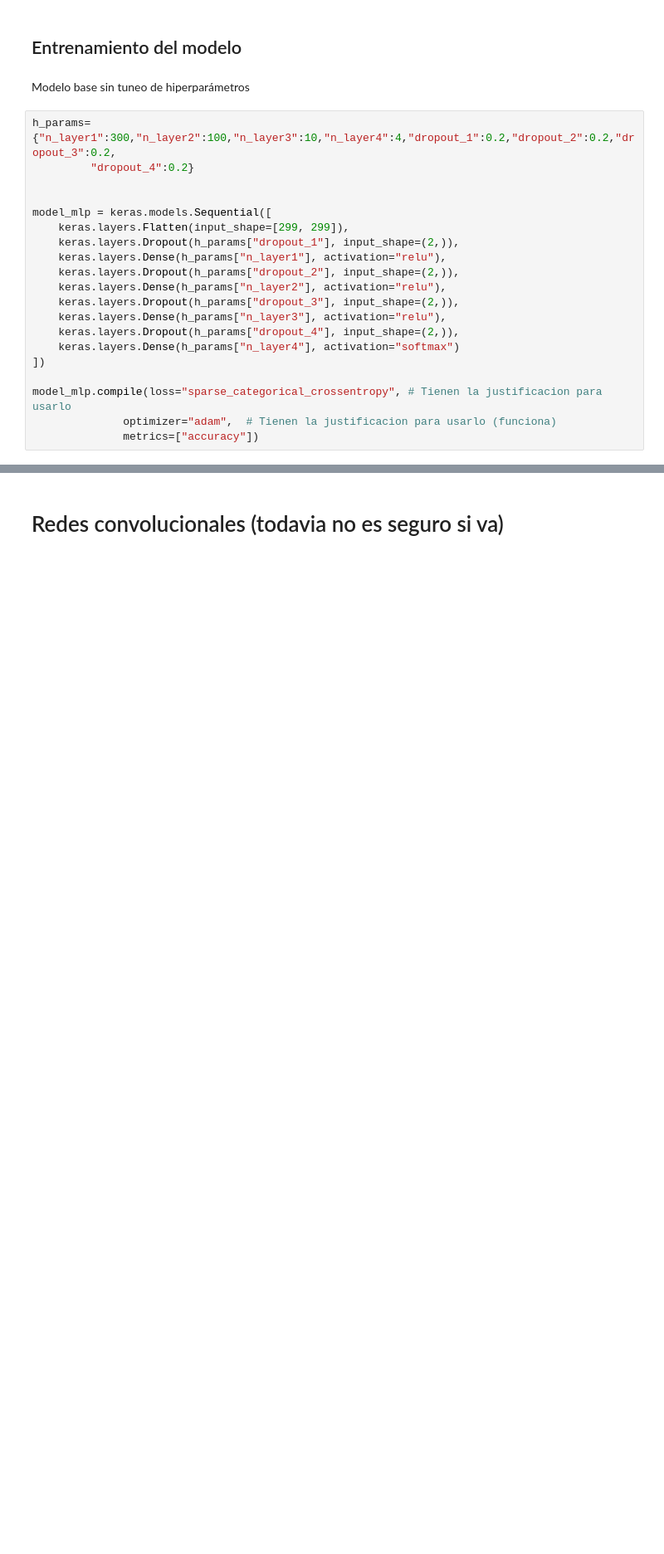
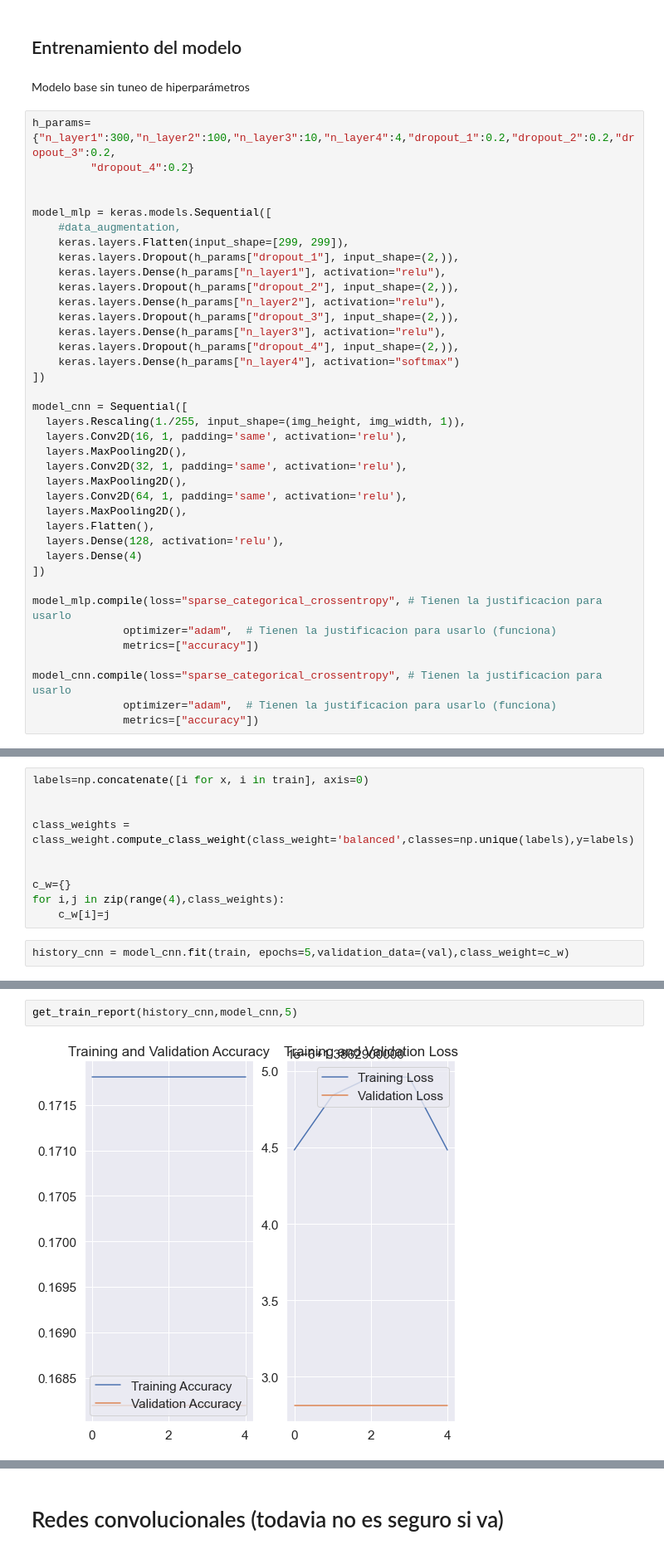
Before and after one commit to dcbonilla10/MLTechniques, a Jupyter notebook: Lab3/Laboratorio_III_Taller.ipynb, the cells around one changed output, grey strips where cells are left out. Shown at 83% size. Drawn from its saved outputs; the diff is of its cells as text; blank space fills up the shorter version.

Commit message:
updated report

```diff
--- a/Lab3/Laboratorio_III_Taller.ipynb
+++ b/Lab3/Laboratorio_III_Taller.ipynb
@@ -177,6 +178,7 @@ h_params={"n_layer1":300,"n_layer2":100,"n_layer3":10,"n_layer4":4,"dropout_1":0
 
 
 model_mlp = keras.models.Sequential([
+    #data_augmentation,
     keras.layers.Flatten(input_shape=[299, 299]),
     keras.layers.Dropout(h_params["dropout_1"], input_shape=(2,)),
     keras.layers.Dense(h_params["n_layer1"], activation="relu"),
@@ -188,6 +190,23 @@ model_mlp = keras.models.Sequential([
     keras.layers.Dense(h_params["n_layer4"], activation="softmax")
 ])
 
+model_cnn = Sequential([
+  layers.Rescaling(1./255, input_shape=(img_height, img_width, 1)),
+  layers.Conv2D(16, 1, padding='same', activation='relu'),
+  layers.MaxPooling2D(),
+  layers.Conv2D(32, 1, padding='same', activation='relu'),
+  layers.MaxPooling2D(),
+  layers.Conv2D(64, 1, padding='same', activation='relu'),
+  layers.MaxPooling2D(),
+  layers.Flatten(),
+  layers.Dense(128, activation='relu'),
+  layers.Dense(4)
+])
+
 model_mlp.compile(loss="sparse_categorical_crossentropy", # Tienen la justificacion para usarlo
               optimizer="adam",  # Tienen la justificacion para usarlo (funciona)
               metrics=["accuracy"])
+
+model_cnn.compile(loss="sparse_categorical_crossentropy", # Tienen la justificacion para usarlo
+              optimizer="adam",  # Tienen la justificacion para usarlo (funciona)
+              metrics=["accuracy"])
@@ -213,0 +213,12 @@ _________________________________________________________________
+# %%
+labels=np.concatenate([i for x, i in train], axis=0)
+
+
+class_weights = class_weight.compute_class_weight(class_weight='balanced',classes=np.unique(labels),y=labels)
+
+
+c_w={}
+for i,j in zip(range(4),class_weights):
+    c_w[i]=j
+# %%
+history_cnn = model_cnn.fit(train, epochs=5,validation_data=(val),class_weight=c_w)
@@ -233,0 +256,4 @@ Epoch 30/30
+# %%
+get_train_report(history_cnn,model_cnn,5)
+# %% [output]
+[figure, added]
```
Also changed, not shown: parts of 9 cells of this notebook.
